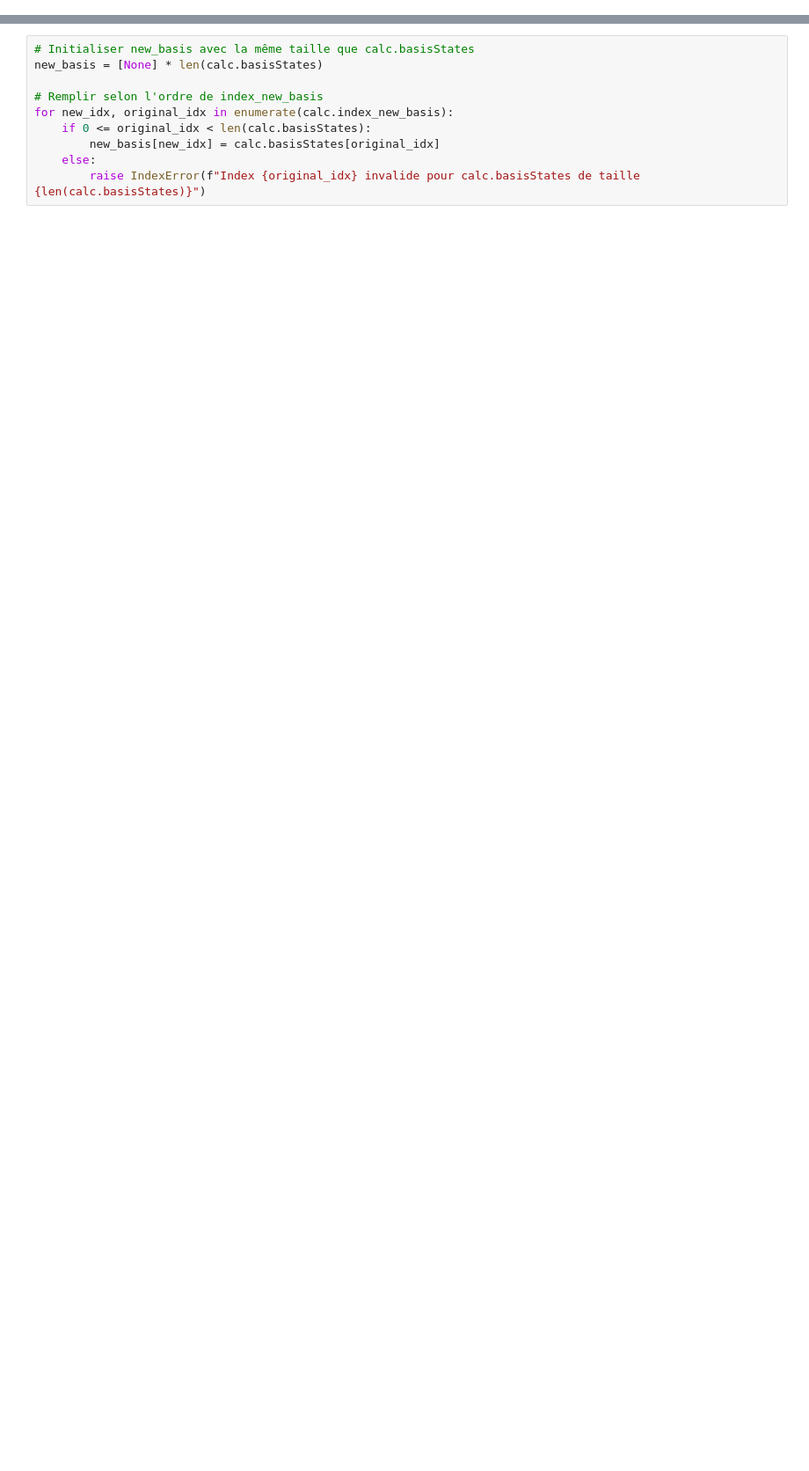
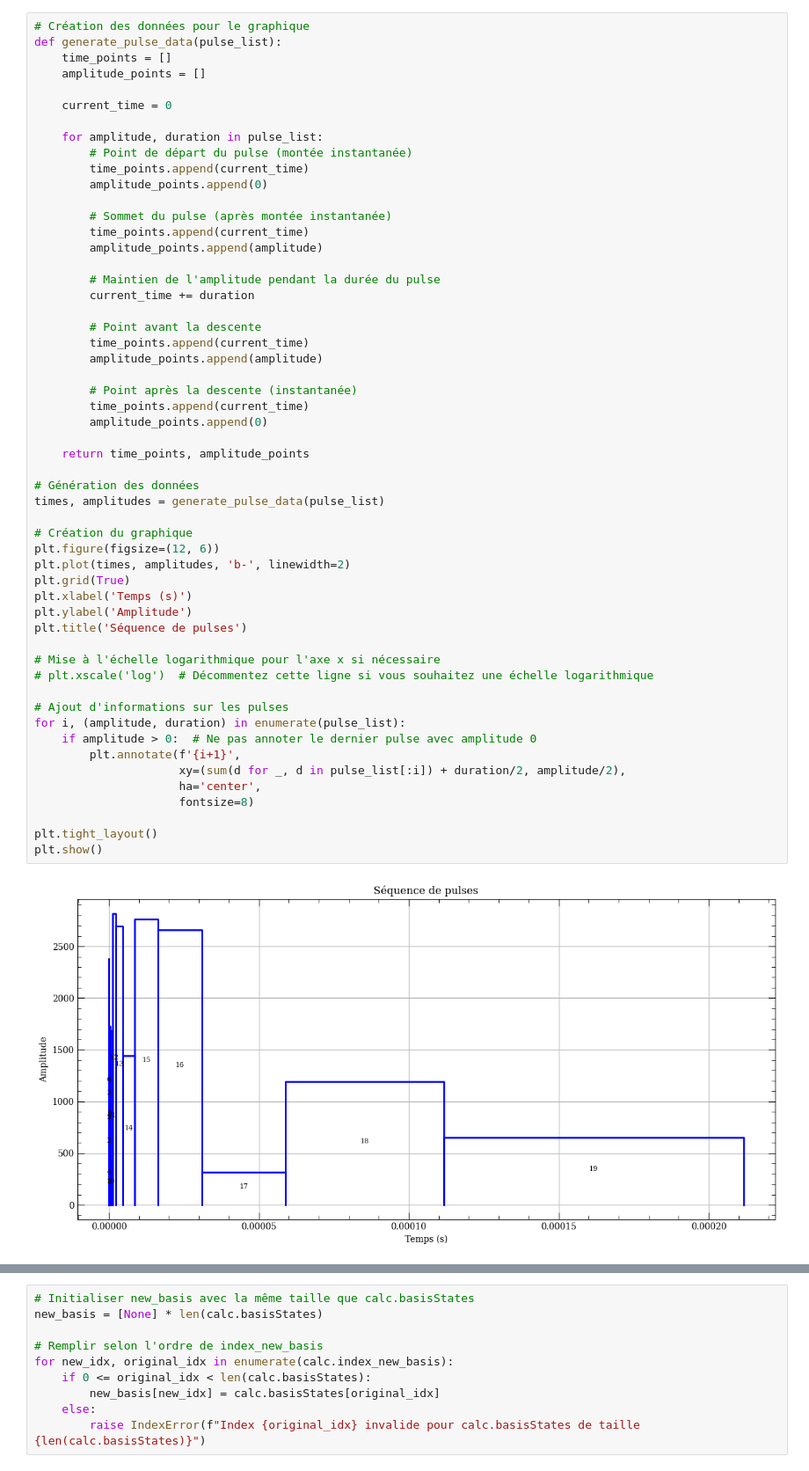
Before and after one commit to sdieden/Quantum-Control, a Jupyter notebook: PulseFunctionTest.ipynb, the cells around one changed output, grey strips where cells are left out. Shown at 88% size. Drawn from its saved outputs; the diff is of its cells as text; blank space fills up the shorter version.

```diff
--- a/PulseFunctionTest.ipynb
+++ b/PulseFunctionTest.ipynb
@@ -204,6 +235,62 @@ for i, psi in enumerate(psi_evolution_test):
 
 Finding eigenvectors...
 100%
+# %%
+# Création des données pour le graphique
+def generate_pulse_data(pulse_list):
+    time_points = []
+    amplitude_points = []
+
+    current_time = 0
+
+    for amplitude, duration in pulse_list:
+        # Point de départ du pulse (montée instantanée)
+        time_points.append(current_time)
+        amplitude_points.append(0)
+
+        # Sommet du pulse (après montée instantanée)
+        time_points.append(current_time)
+        amplitude_points.append(amplitude)
+
+        # Maintien de l'amplitude pendant la durée du pulse
+        current_time += duration
+
+        # Point avant la descente
+        time_points.append(current_time)
+        amplitude_points.append(amplitude)
+
+        # Point après la descente (instantanée)
+        time_points.append(current_time)
+        amplitude_points.append(0)
+
+    return time_points, amplitude_points
+
+# Génération des données
+times, amplitudes = generate_pulse_data(pulse_list)
+
+# Création du graphique
+plt.figure(figsize=(12, 6))
+plt.plot(times, amplitudes, 'b-', linewidth=2)
+plt.grid(True)
+plt.xlabel('Temps (s)')
+plt.ylabel('Amplitude')
+plt.title('Séquence de pulses')
+
+# Mise à l'échelle logarithmique pour l'axe x si nécessaire
+# plt.xscale('log')  # Décommentez cette ligne si vous souhaitez une échelle logarithmique
+
+# Ajout d'informations sur les pulses
+for i, (amplitude, duration) in enumerate(pulse_list):
+    if amplitude > 0:  # Ne pas annoter le dernier pulse avec amplitude 0
+        plt.annotate(f'{i+1}',
+                     xy=(sum(d for _, d in pulse_list[:i]) + duration/2, amplitude/2),
+                     ha='center',
+                     fontsize=8)
+
+plt.tight_layout()
+plt.show()
+# %% [output]
+[figure, added]
 # %%
 import matplotlib.pyplot as plt
 # Création du plot logarithmique
```
Also changed, not shown: parts of 7 cells of this notebook, 6 other files.
